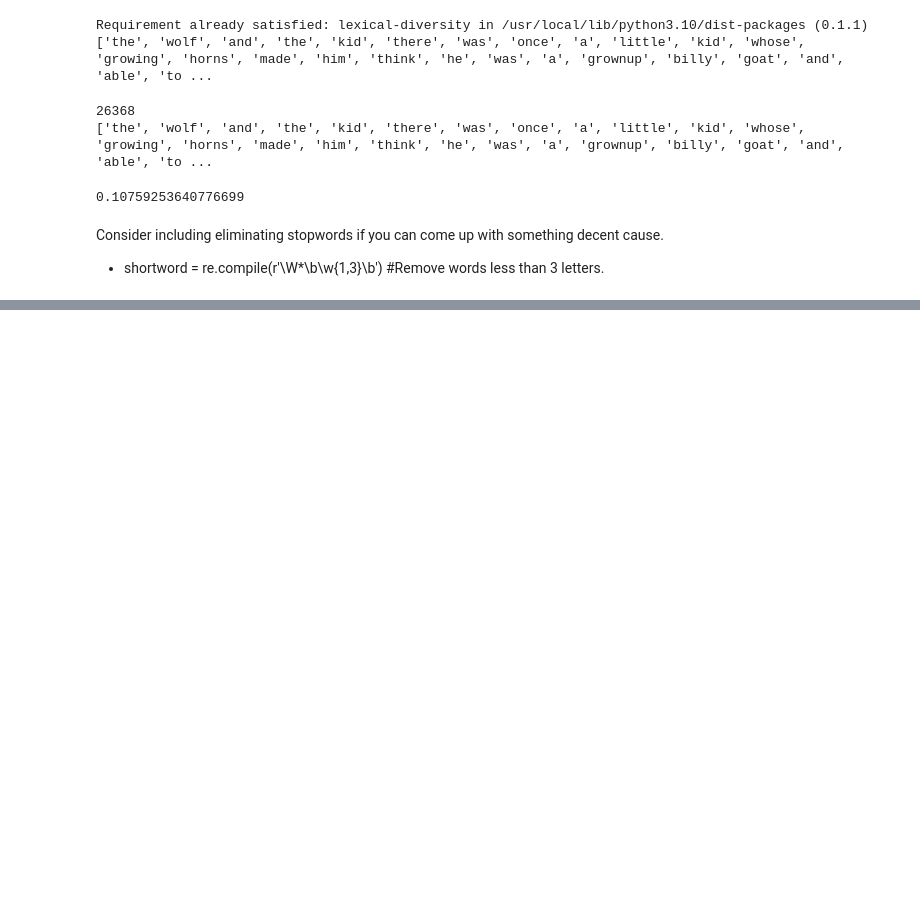
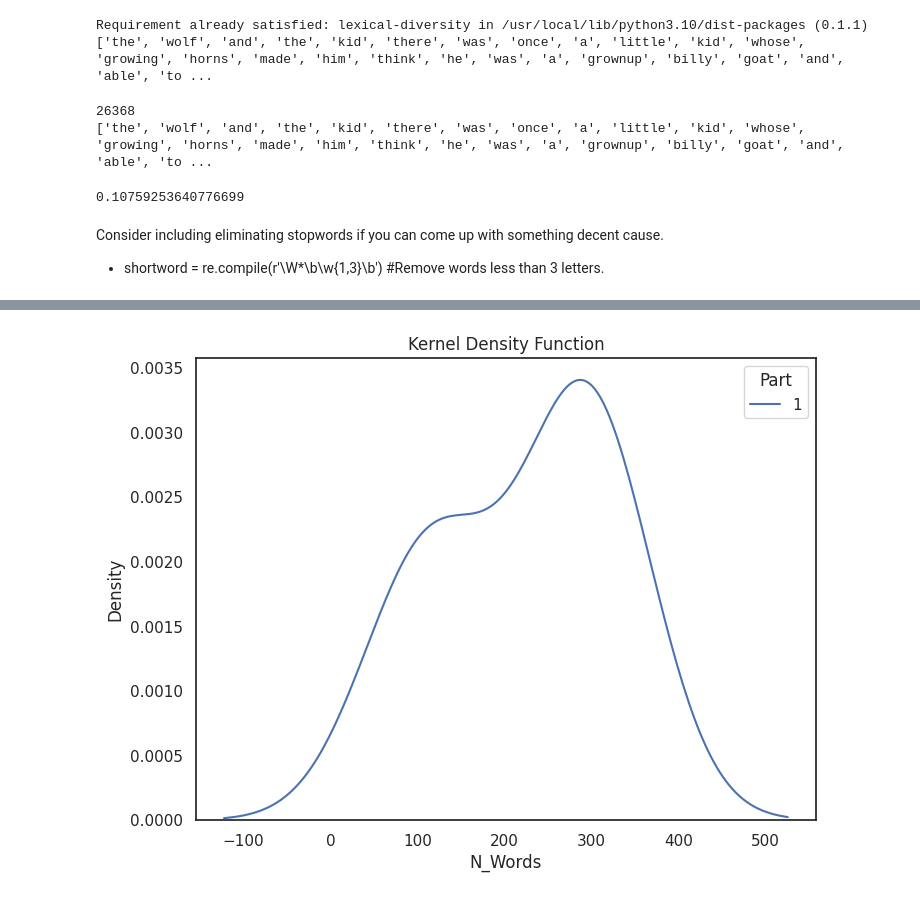
Before and after one commit to ms624atyale/Python_Basics, a Jupyter notebook: LexicalDiversity_Aesop4Children_UsingOriginalTextswithQuotesandTitles.ipynb, the cells around one changed output, grey strips where cells are left out. Drawn from its saved outputs; the diff is of its cells as text; code cells hidden in the pictures; blank space fills up the shorter version.

```diff
--- a/LexicalDiversity_Aesop4Children_UsingOriginalTextswithQuotesandTitles.ipynb
+++ b/LexicalDiversity_Aesop4Children_UsingOriginalTextswithQuotesandTitles.ipynb
@@ -213,0 +1110,6 @@ Consider including eliminating stopwords if you can come up with something decen
+# %%
+sns.kdeplot(x='N_Words', data=df2, hue='Part', common_norm=False);
+plt.title("Kernel Density Function")
+plt.savefig('Density_Nsplit.png')
+# %% [output]
+[figure, added]
```
Also changed, not shown: parts of 139 cells of this notebook.
